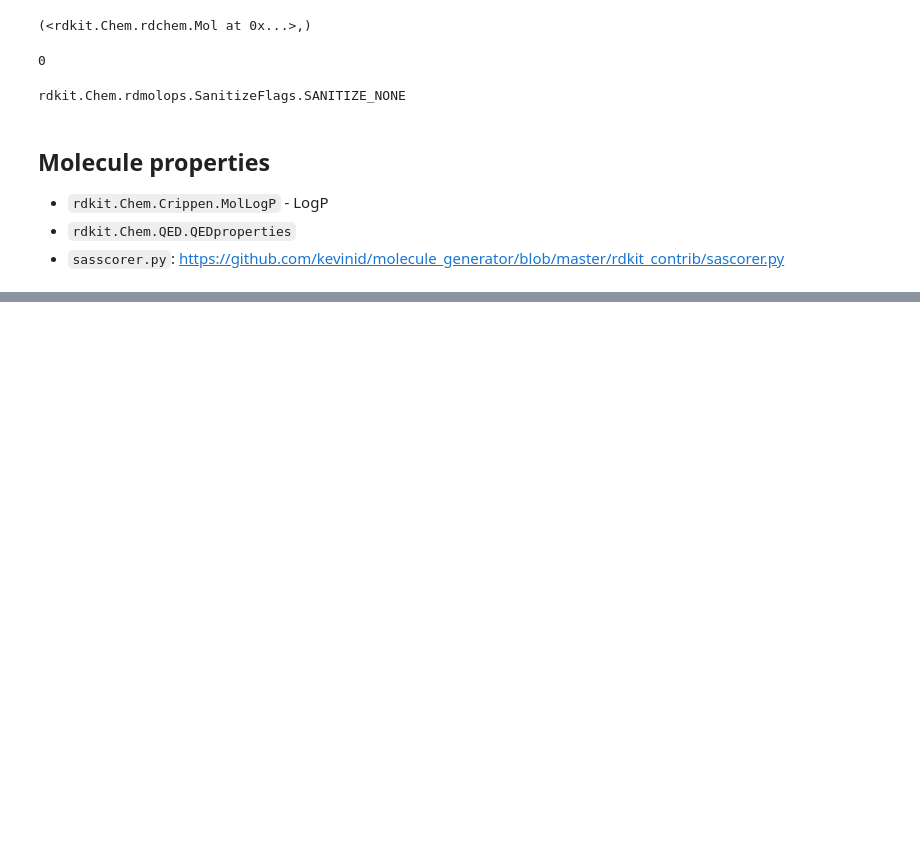
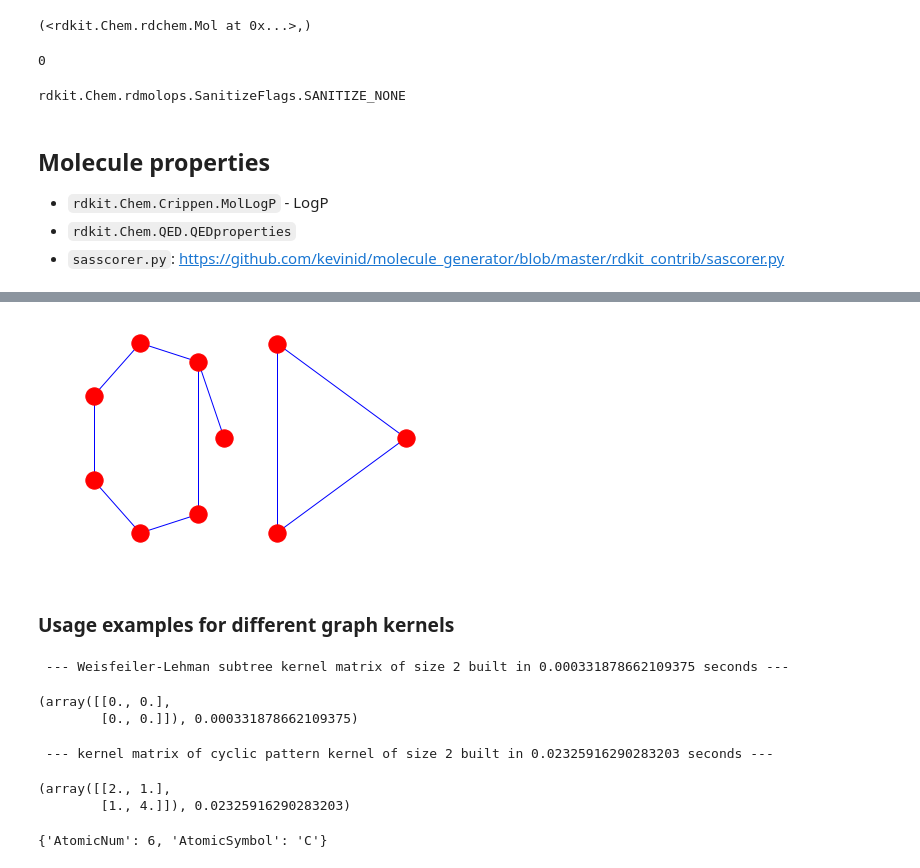
Before and after one commit to ks-korovina/chemistry_experiments, a Jupyter notebook: Random.ipynb, the cells around one changed output, grey strips where cells are left out. Cells and saved outputs as stored; diff of their text form; code cells hidden in the pictures; blank space fills up the shorter version.

```diff
--- a/Random.ipynb
+++ b/Random.ipynb
@@ -111,0 +167,10 @@ import rdkit_contrib
+# %%
+plt.subplot(121)
+nx.draw(g1, pos=nx.circular_layout(g1), nodecolor='r', edge_color='b')
+plt.subplot(122)
+nx.draw(g2, pos=nx.circular_layout(g2), nodecolor='r', edge_color='b')
+plt.show()
+# %% [output]
+[figure, added]
+# %% [markdown]
+### Usage examples for different graph kernels
@@ -111,0 +185,17 @@ import rdkit_contrib
+# %%
+# looks like this is not too good for molecules
+weisfeilerlehmankernel([g1, g1])
+# %% [output]
+ --- Weisfeiler-Lehman subtree kernel matrix of size 2 built in 0.000331878662109375 seconds ---
+(array([[0., 0.],
+        [0., 0.]]), 0.000331878662109375)
+# %%
+cyclicpatternkernel([g1, g2], node_label="AtomicSymbol", edge_label="BondType")
+# %% [output]
+ --- kernel matrix of cyclic pattern kernel of size 2 built in 0.02325916290283203 seconds ---
+(array([[2., 1.],
+        [1., 4.]]), 0.02325916290283203)
+# %%
+g1.node[0]
+# %% [output]
+{'AtomicNum': 6, 'AtomicSymbol': 'C'}
```
Also changed, not shown: parts of 9 cells of this notebook, 57 other files.
